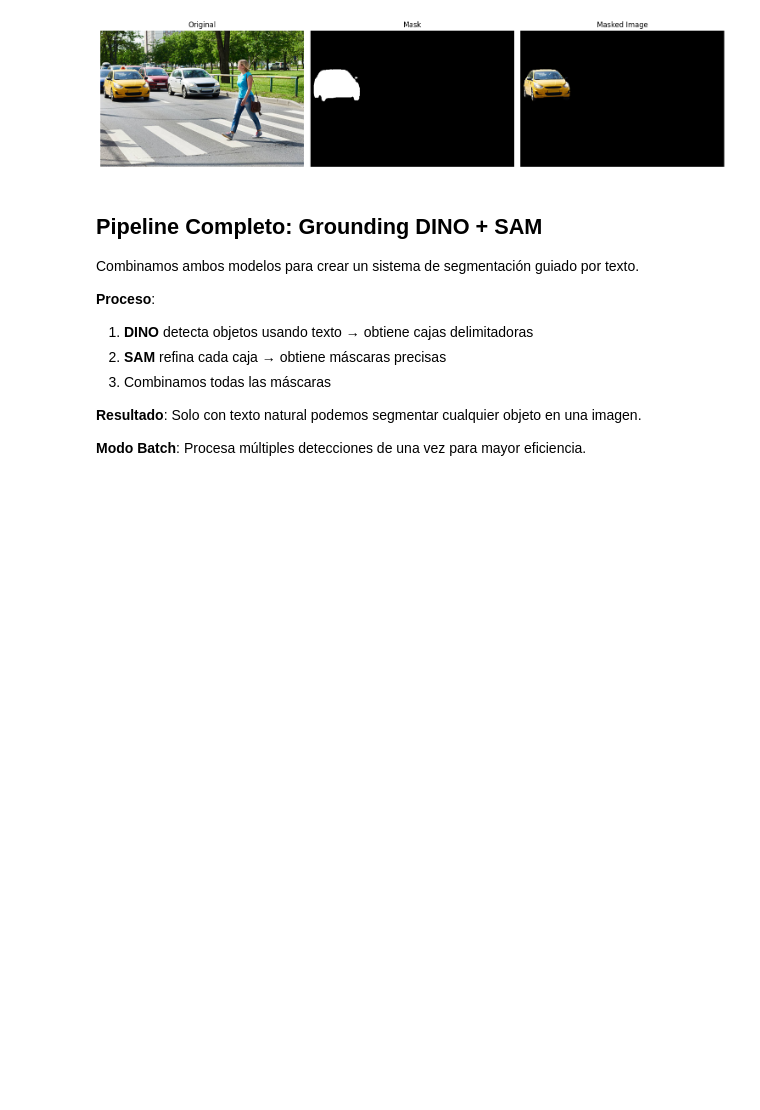
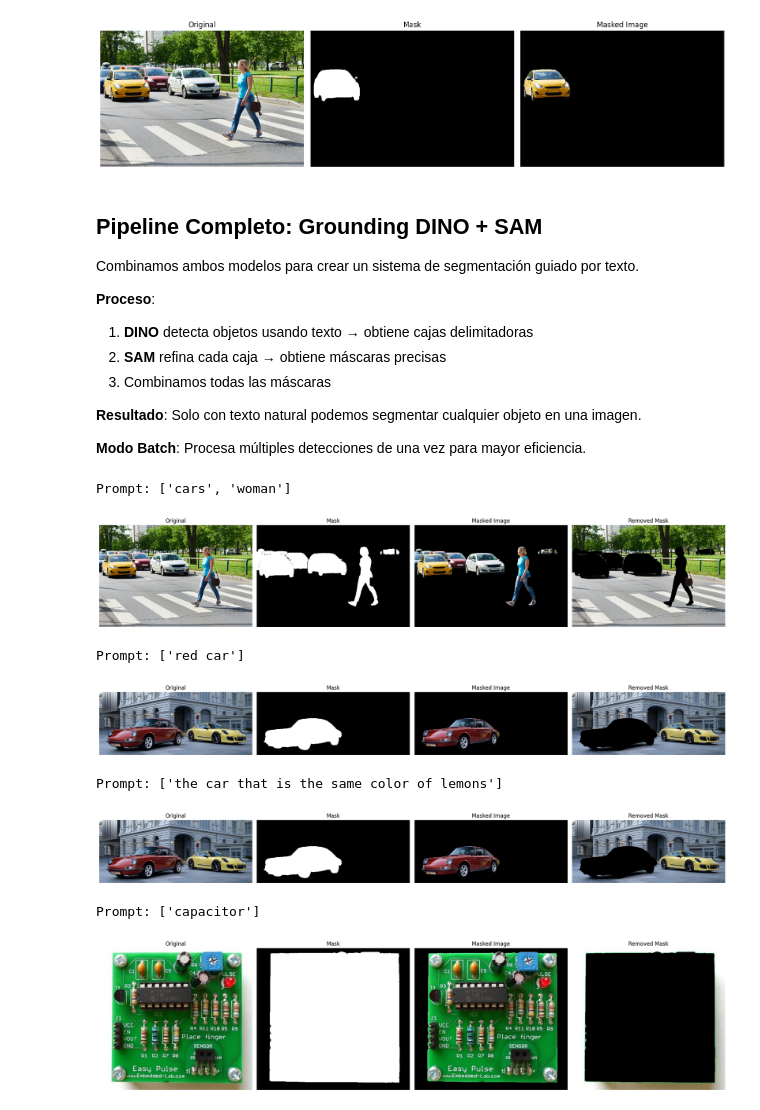
Before and after one commit to sergiovillanueva/prompt_to_mask, a Jupyter notebook: 1_GD_SAM.ipynb, the cells around one changed output. Cells and saved outputs as stored; diff of their text form; code cells hidden in the pictures; blank space fills up the shorter version.

```diff
--- a/1_GD_SAM.ipynb
+++ b/1_GD_SAM.ipynb
@@ -352,32 +352,41 @@ def segment_objects(image, prompt, batch_mode=True):
                 detection_masks = masks[0][i].cpu().numpy()
                 best_idx = iou_scores[0][i].argmax()
                 final_mask += detection_masks[best_idx]
 
     print(f"Prompt: {prompt}")
     final_mask = np.clip(final_mask, 0, 1)
 
     fig, axes = plt.subplots(1, 4, figsize=(20, 5))
     axes[0].imshow(image)
     axes[0].set_title("Original")
     axes[0].axis("off")
     axes[1].imshow(final_mask, cmap="gray")
     axes[1].set_title("Mask")
     axes[1].axis("off")
     masked_img = np.array(image) * final_mask[:,:,None]
     axes[2].imshow(masked_img.astype(np.uint8))
     axes[2].set_title("Masked Image")
     axes[2].axis("off")
     inverted_mask = 1 - final_mask
     removed_img = np.array(image) * inverted_mask[:,:,None]
     axes[3].imshow(removed_img.astype(np.uint8))
     axes[3].set_title("Removed Mask")
     axes[3].axis("off")
     plt.tight_layout()
     plt.show()
 
     return
 
 segment_objects(image_person_cars, ["cars", "woman"], batch_mode=True)
-# segment_objects(image_cars, ["red car"], batch_mode=True)
-# segment_objects(image_cars, ["the car that is the same color of lemons"], batch_mode=True)
+segment_objects(image_cars, ["red car"], batch_mode=True)
+segment_objects(image_cars, ["the car that is the same color of lemons"], batch_mode=True)
 segment_objects(image_board, ["capacitor"], batch_mode=True)
+# %% [output]
+Prompt: ['cars', 'woman']
+[figure, added]
+Prompt: ['red car']
+[figure, added]
+Prompt: ['the car that is the same color of lemons']
+[figure, added]
+Prompt: ['capacitor']
+[figure, added]
```
Also changed, not shown: 1 other file.
